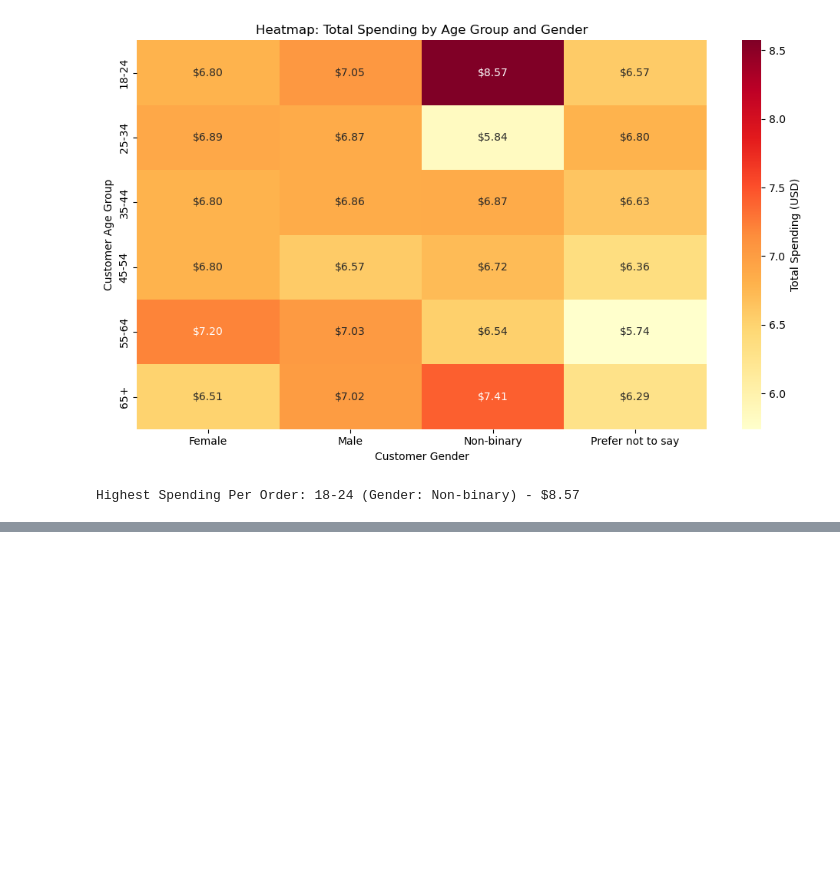
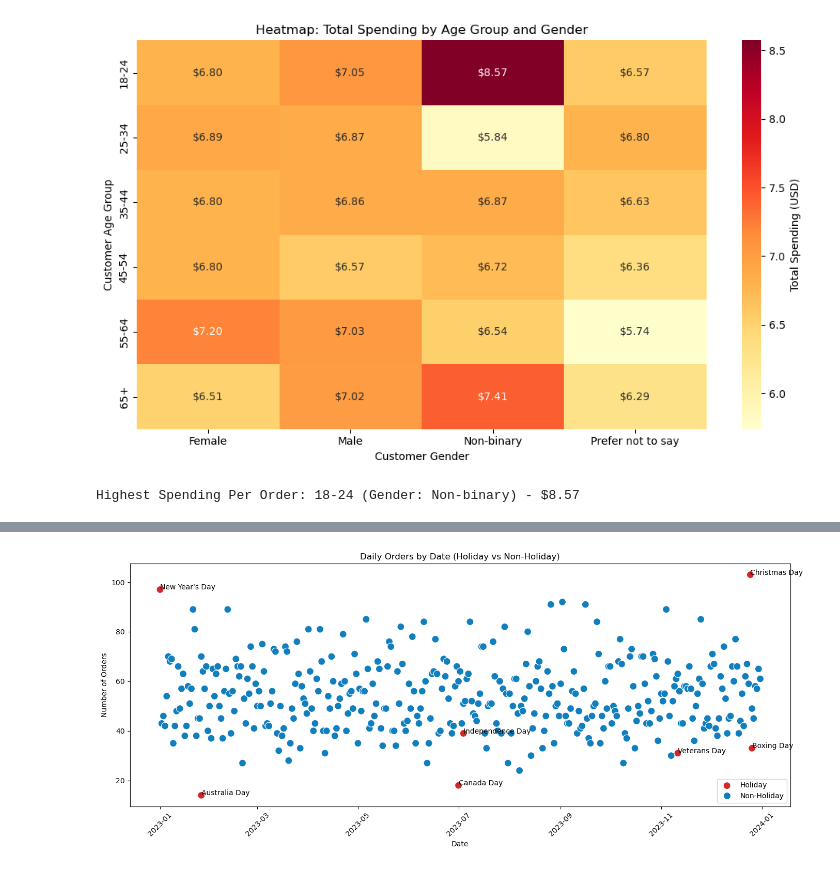
Before and after one commit to nikhilgarg614/ISDA140CoffeeSalesProject, a Jupyter notebook: FinalProjectISDA140_Gabriel-Nikill.ipynb, the cells around one changed output, grey strips where cells are left out. Cells and saved outputs as stored; diff of their text form; code cells hidden in the pictures; blank space fills up the shorter version.

```diff
--- a/FinalProjectISDA140_Gabriel-Nikill.ipynb
+++ b/FinalProjectISDA140_Gabriel-Nikill.ipynb
@@ -343,0 +373,31 @@ Highest Spending Per Order: 18-24 (Gender: Non-binary) - $8.57
+# %%
+#extract the day
+
+df_filtered['date'] = pd.to_datetime(df_filtered['timestamp']).dt.date
+
+df_filtered['is_holiday'] = df_filtered['holiday_name'] != "None"
+
+#new df that counts all orders in a given day
+daily_orders = (
+    df_filtered
+        .groupby(['date', 'is_holiday', 'holiday_name']) #take the holiday name to use later
+        .size()
+        .reset_index(name='orders')
+)
+
+plt.figure(figsize=(14, 6))
+sns.scatterplot(data=daily_orders, x='date', y='orders', hue='is_holiday', s=100, palette=['#117fbe', '#d62728'])
+plt.xlabel('Date')
+plt.ylabel('Number of Orders')
+plt.title('Daily Orders by Date (Holiday vs Non-Holiday)')
+plt.legend(labels=['Holiday', 'Non-Holiday'])
+plt.xticks(rotation=45)
+
+# add labels for holidays only
+for index, row in daily_orders[daily_orders['holiday_name'] != 'None'].iterrows():
+    plt.text(row['date'], row['orders'], row['holiday_name'])
+
+plt.tight_layout()
+plt.show()
+# %% [output]
+[figure, added]
```
Also changed, not shown: parts of 1 cell of this notebook.
